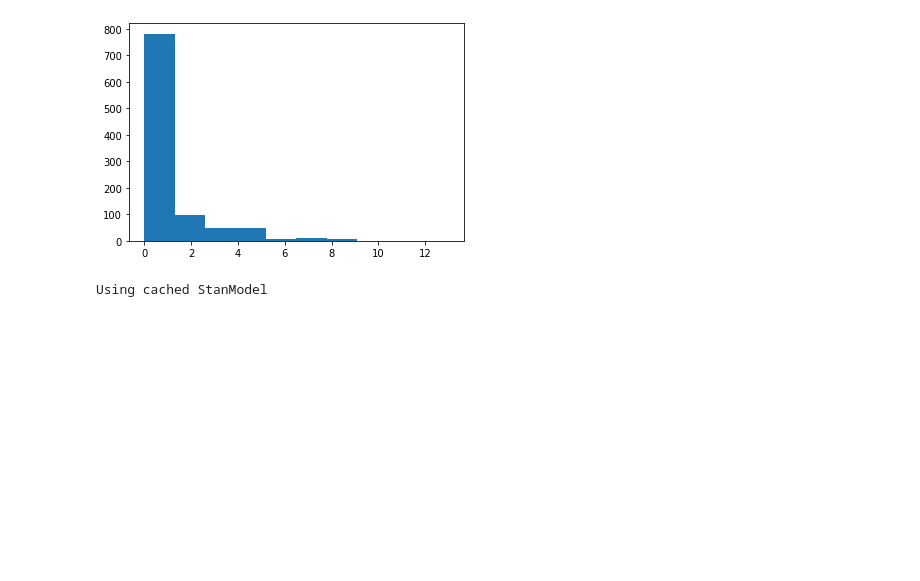
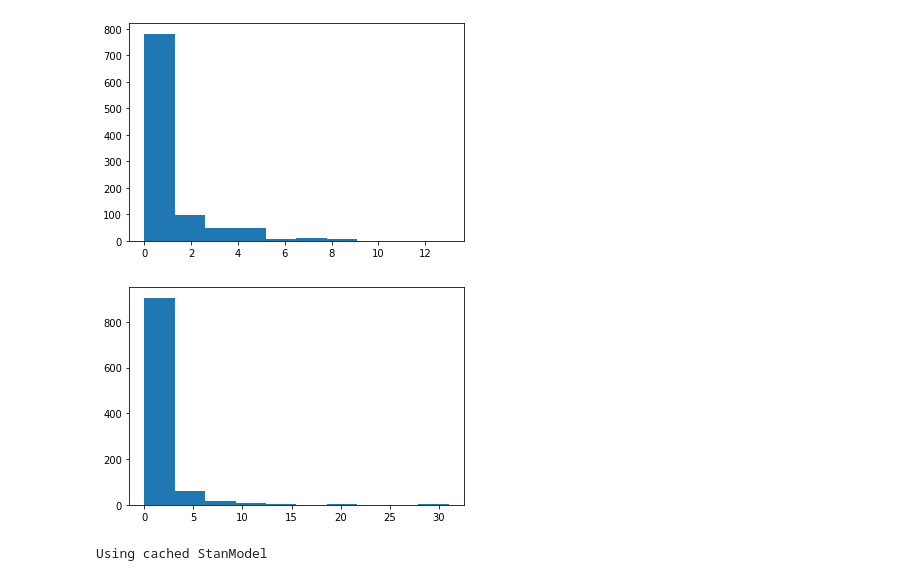
Before and after one commit to ArturBa/data_analytics, a Jupyter notebook: lab_2/data_analytics.ipynb, the cells around one changed output. Saved outputs shown, nothing was run; the diff lists cells and outputs as text; code cells hidden in the pictures; blank space fills up the shorter version.

```diff
--- a/lab_2/data_analytics.ipynb
+++ b/lab_2/data_analytics.ipynb
@@ -239,7 +239,7 @@ plt.axvline(x=cinf_y_sim[1], c='black', ls='--')
 # %% [markdown]
 ### 2. Negative binomial distribution. Negative binomial distribution can be used in order to relax the constraints of equal mean and variance of Poissson distribution. Using both concentration and dispersion parametrization sample from negative binomial with fixed mean and see how it behaves in comparison to the Poisson with the same mean.
 # %%
-negative_bin_mu_phi = stan_utility.compile_model('negative_mu.stan')
+negative_bin_mu_phi = stan_utility.compile_model('stan_model/negative_mu.stan')
 # %% [output]
 Using cached StanModel
 # %%
@@ -257,4 +257,18 @@ plt.hist(y_sim.flatten(), bins=10)
 plt.show()
 # %% [output]
 [figure]
+# %%
+data = dict(mu=1, phi=0.2, M=1000)
+negative_bin_mu_phi_sampled = negative_bin_mu_phi.sampling(data=data,
+                                            seed=1052020,
+                                            algorithm="Fixed_param",
+                                            iter=1,
+                                            warmup=0,
+                                            chains=1)
+params_negative_bin_mu_phi = negative_bin_mu_phi_sampled.extract()
+y_sim = params_negative_bin_mu_phi['y_sim']
+plt.hist(y_sim.flatten(), bins=10)
+plt.show()
+# %% [output]
+[figure, added]
 # %%
```
Also changed, not shown: parts of 15 cells of this notebook, 6 other files.
